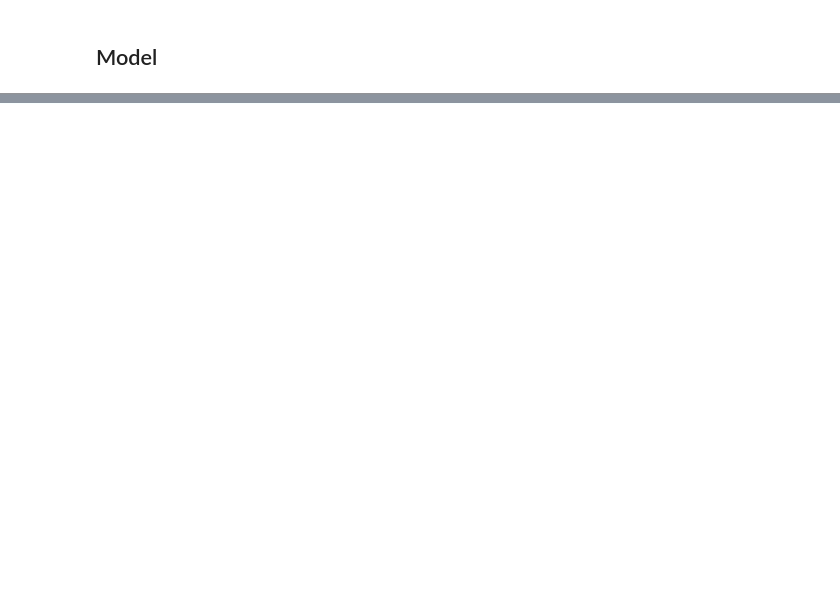
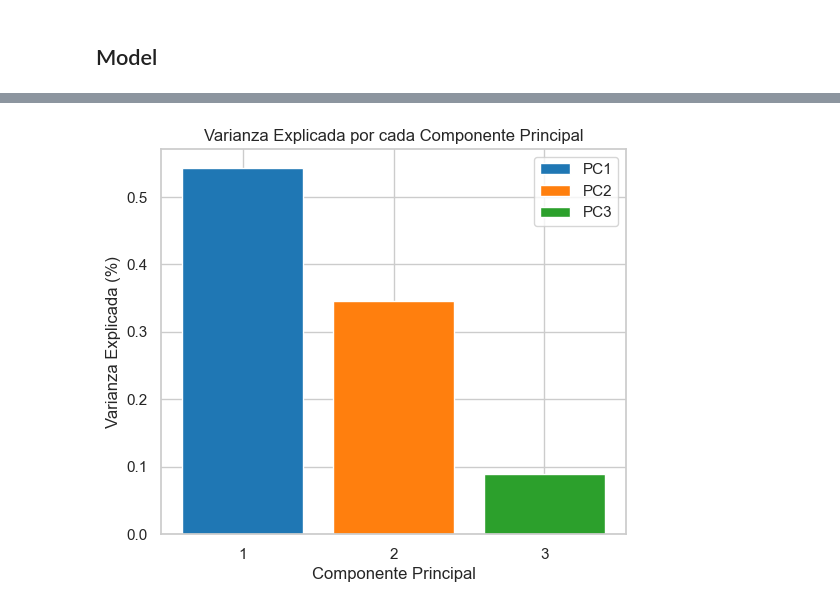
Before and after one commit to JRI11930/StudentPerformance, a Jupyter notebook: StudentPerformance.ipynb, the cells around one changed output, grey strips where cells are left out. Drawn from its saved outputs; the diff is of its cells as text; code cells hidden in the pictures; blank space fills up the shorter version.

```diff
--- a/StudentPerformance.ipynb
+++ b/StudentPerformance.ipynb
@@ -377,0 +424,95 @@ plt.show()
+# %%
+def evaluate_models_pca(models, X_train, y_train, X_test, y_test):
+    metrics = {}
+
+    # Aplicamos PCA para reducir la dimensionalidad
+    pca = PCA(n_components=3)  #  3 componentes principales
+    X_train_pca = pca.fit_transform(X_train)
+    X_test_pca = pca.transform(X_test)
+
+    # Explicación de la varianza por cada componente
+    print("Varianza explicada por cada componente:")
+    print(pca.explained_variance_ratio_)
+
+    # Colores para las componentes
+    colors = ['#1f77b4', '#ff7f0e', '#2ca02c']  # Azul, Naranja, Verde
+
+    # Visualización de la varianza explicada
+    plt.figure(figsize=(6, 5))
+    for i, color in enumerate(colors):
+        plt.bar(i + 1, pca.explained_variance_ratio_[i], color=color, label=f'PC{i+1}')
+
+    plt.xlabel('Componente Principal')
+    plt.ylabel('Varianza Explicada (%)')
+    plt.title('Varianza Explicada por cada Componente Principal')
+    plt.xticks(range(1, len(pca.explained_variance_ratio_) + 1))
+    plt.legend()
+    plt.show()
+
+    # Crear gráficos para las cargas de las componentes
+    feature_names = X_train.columns
+    for i, component in enumerate(pca.components_):
+        # Obtener los índices de las 5 variables con mayores cargas en valor absoluto
+        abs_component = np.abs(component)
+        top_5_indices = np.argsort(abs_component)[-5:]  # Obtener los índices de las 5 más grandes
+
+        # Extraer las 5 características con las mayores cargas
+        top_5_features = [feature_names[idx] for idx in top_5_indices]
+        top_5_loadings = component[top_5_indices]
+
+        plt.figure(figsize=(6, 4))
+        plt.barh(top_5_features, top_5_loadings, color=colors[i])
+        plt.xlabel('Carga en la Componente Principal')
+        plt.title(f'Cargas de la Componente Principal {i + 1} (Top 5 Variables)')
+        plt.show()
+
+
+    for model in models:
+        # Cross-validation
+        cv_scores = cross_val_score(model, X_train_pca, y_train, cv=5, scoring='r2')
+
+        # Entrenamos el modelo con los datos transformados por PCA
+        model.fit(X_train_pca, y_train)
+        y_pred = model.predict(X_test_pca)
+
+        # Métricas de evaluación
+        mse = mean_squared_error(y_test, y_pred)
+        mae = mean_absolute_error(y_test, y_pred)
+        r2 = r2_score(y_test, y_pred)
+
+        metrics[model.__class__.__name__] = {
+            'MSE': mse,
+            'MAE': mae,
+            'r2': r2,
+            'CV Mean r2': cv_scores.mean(),
+            'CV Std r2': cv_scores.std()
+        }
+
+        # Graficar las predicciones en el espacio 3D del PCA
+        fig = plt.figure(figsize=(8,6))
+        ax = fig.add_subplot(111, projection='3d')
+
+        # Graficamos las 3 componentes principales
+        sc = ax.scatter(X_test_pca[:, 0], X_test_pca[:, 1], X_test_pca[:, 2], c=y_pred, cmap='viridis')
+        plt.colorbar(sc, label='Predicción')
+
+        ax.set_xlabel('Componente Principal 1')
+        ax.set_ylabel('Componente Principal 2')
+        ax.set_zlabel('Componente Principal 3')
+        ax.set_title(f'PCA - Predicciones con {model.__class__.__name__}')
+
+        plt.show()
+
+
+    metrics_df = pd.DataFrame(metrics).T
+    return metrics_df
+
+# Llamada a la función
+models = [LinearRegression(),
+          HuberRegressor(max_iter=1000),
+          RANSACRegressor(),
+          XGBRegressor()]
+
+metrics_df = evaluate_models_pca(models, X_train, y_train, X_test, y_test)
+metrics_df
+# %% [output]
@@ -377,0 +521 @@ plt.show()
+[figure, added]
```
Also changed, not shown: parts of 16 cells of this notebook, 1 other file.
